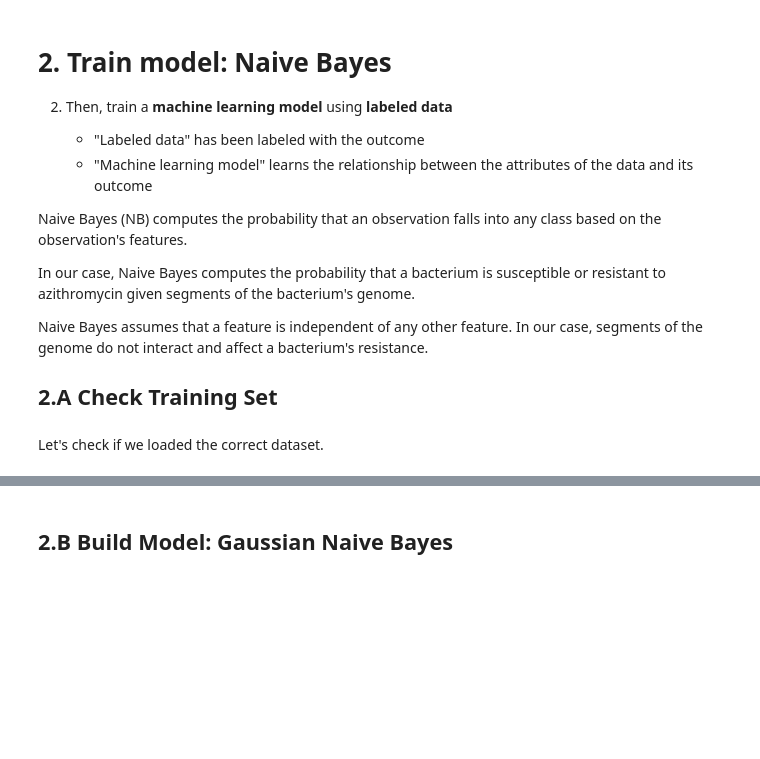
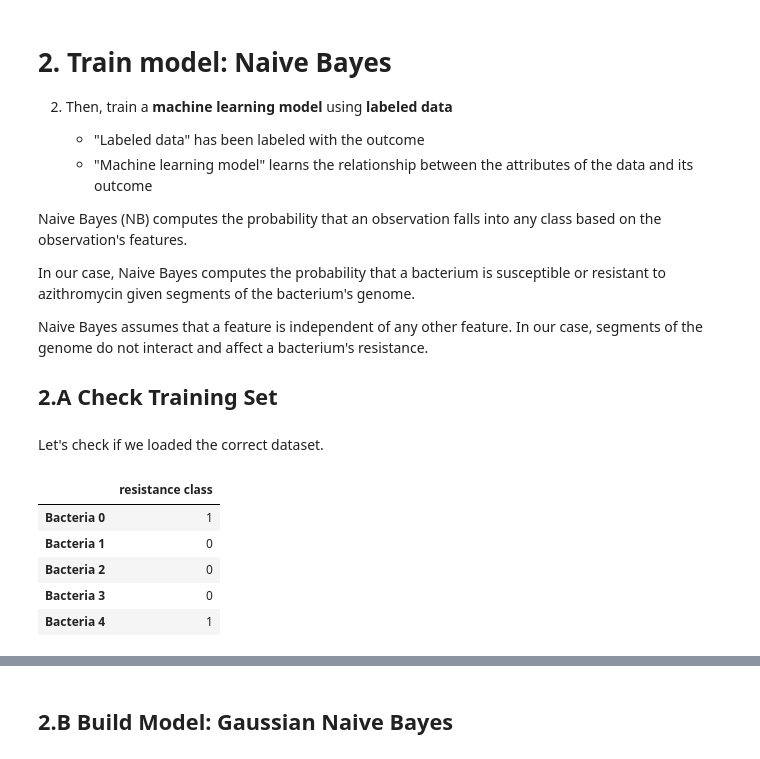
Before and after one commit to aarcher07/Predictive-Modeling-with-scikit-learn, a Jupyter notebook: 02_Model_Training_ScikitLearn_with_Naive_Bayes_Classifier.ipynb, the cells around one changed output, grey strips where cells are left out. Saved outputs shown, nothing was run; the diff lists cells and outputs as text; code cells hidden in the pictures; blank space fills up the shorter version.

```diff
--- a/02_Model_Training_ScikitLearn_with_Naive_Bayes_Classifier.ipynb
+++ b/02_Model_Training_ScikitLearn_with_Naive_Bayes_Classifier.ipynb
@@ -55,5 +55,13 @@ Naive Bayes assumes that a feature is independent of any other feature. In our c
 Let's check if we loaded the correct dataset.
 # %%
 #print head of labels_training_set
+labels_training_set.head()
+# %% [output]
+|  | resistance class |
+| Bacteria 0 | 1 |
+| Bacteria 1 | 0 |
+| Bacteria 2 | 0 |
+| Bacteria 3 | 0 |
+| Bacteria 4 | 1 |
 # %%
 #print head of  DNA_training_set
```
Also changed, not shown: parts of 6 cells of this notebook, 29 other files.
